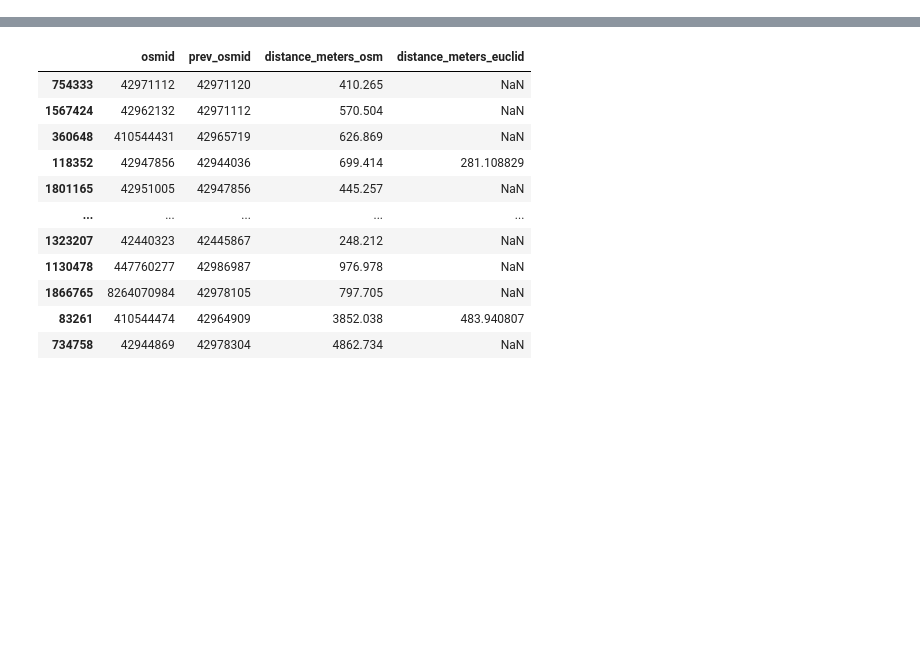
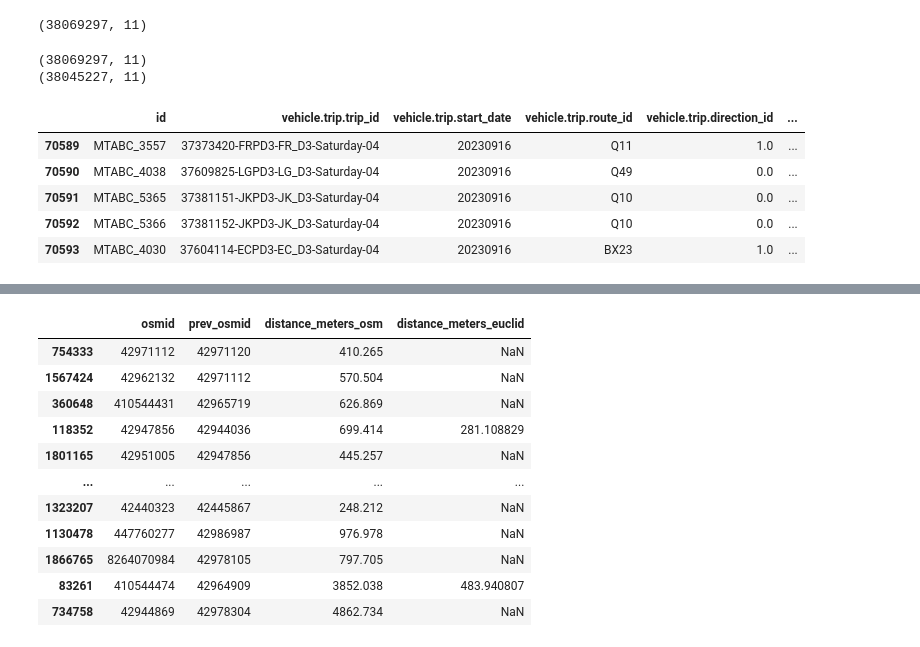
Before and after one commit to Cornell-Tech-Urban-Tech-Hub/gtfs-realtime-performance, a Jupyter notebook: notebooks/bus_day.ipynb, the cells around one changed output, grey strips where cells are left out. Drawn from its saved outputs; the diff is of its cells as text; code cells hidden in the pictures; blank space fills up the shorter version.

```diff
--- a/notebooks/bus_day.ipynb
+++ b/notebooks/bus_day.ipynb
@@ -14,2 +13,0 @@ buses = read_parquet_from_tar_gz("https://urbantech-public.s3.amazonaws.com/DO-N
-# %%
-df = pd.read_parquet('https://urbantech-public.s3.amazonaws.com/pickup/dump_NYC_GTFSRT/20240108_183520_00129_ygreg_ffbd96b2-8380-4c00-adbc-536f2fcb8079')
@@ -31,0 +57,10 @@ Name: count, Length: 257, dtype: int64
+# %%
+filtered_df.shape
+# %% [output]
+(38069297, 11)
+# %%
+print(filtered_df.shape)
+print(filtered_df.drop_duplicates().shape)
+# %% [output]
+(38069297, 11)
+(38045227, 11)
@@ -36,5 +74,14 @@ G = ox.graph_from_place(place, network_type='drive')
 # Convert graph nodes to a DataFrame for KDTree
 nodes = ox.graph_to_gdfs(G, edges=False).reset_index()
 tree = KDTree(nodes[['y', 'x']], metric='euclidean')
+# %%
+filtered_df.head()
+# %% [output]
+|  | id | vehicle.trip.trip_id | vehicle.trip.start_date | vehicle.trip.route_id | vehicle.trip.direction_id | ... |
+| 70589 | MTABC_3557 | 37373420-FRPD3-FR_D3-Saturday-04 | 20230916 | Q11 | 1.0 | ... |
+| 70590 | MTABC_4038 | 37609825-LGPD3-LG_D3-Saturday-04 | 20230916 | Q49 | 0.0 | ... |
+| 70591 | MTABC_5365 | 37381151-JKPD3-JK_D3-Saturday-04 | 20230916 | Q10 | 0.0 | ... |
+| 70592 | MTABC_5366 | 37381152-JKPD3-JK_D3-Saturday-04 | 20230916 | Q10 | 0.0 | ... |
+| 70593 | MTABC_4030 | 37604114-ECPD3-EC_D3-Saturday-04 | 20230916 | BX23 | 1.0 | ... |
 # %%
 # Query the KDTree for nearest node to each point
```
Also changed, not shown: parts of 13 cells of this notebook, 3 other files.
